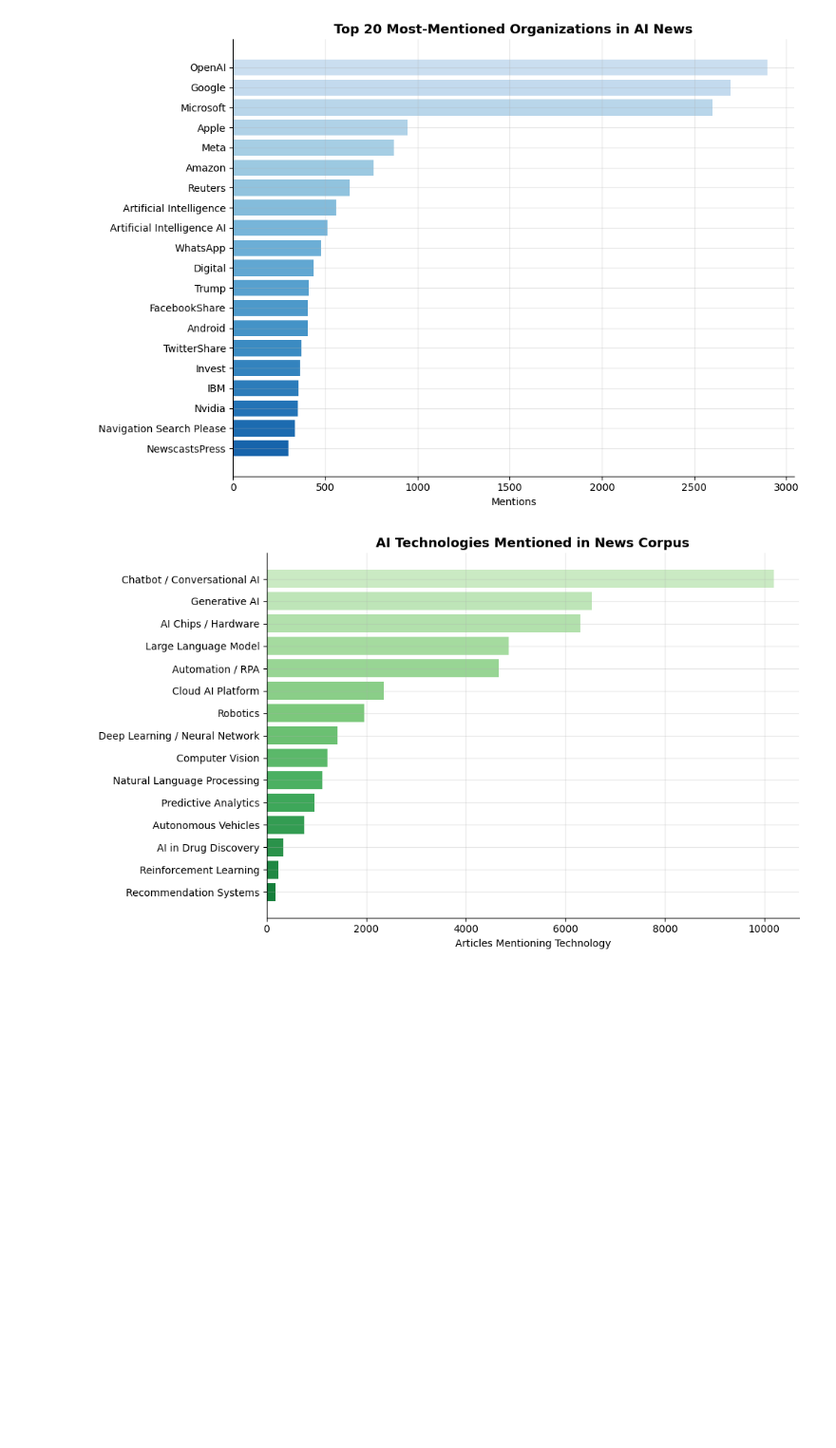
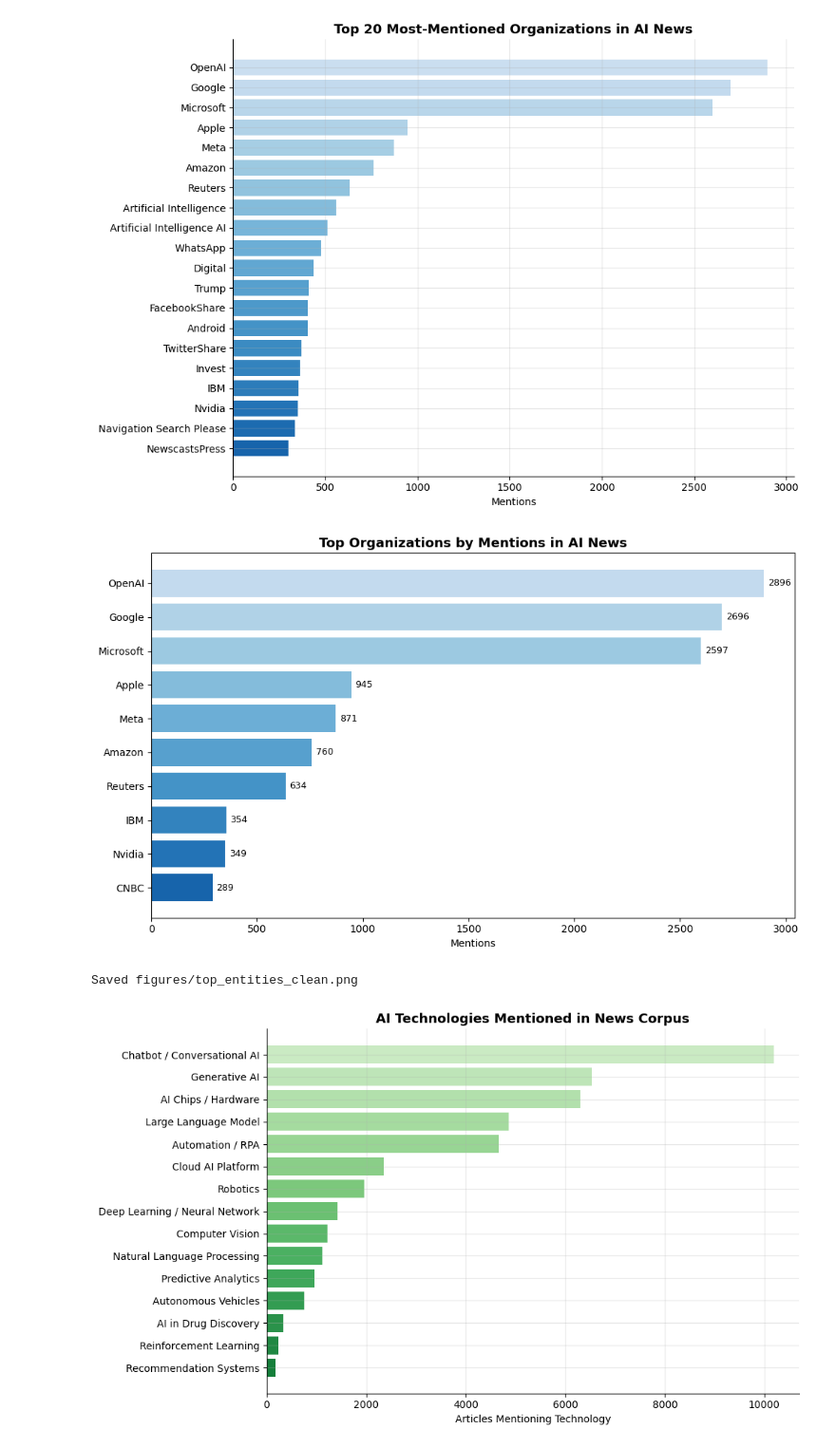
Before and after one commit to Zimengyi/AI-Impact-NLP-Analysis, a Jupyter notebook: notebooks/03_entity_extraction_new.ipynb, the cells around one changed output. Shown at 95% size. Saved outputs shown, nothing was run; the diff lists cells and outputs as text; code cells hidden in the pictures; blank space fills up the shorter version.

```diff
--- a/notebooks/03_entity_extraction_new.ipynb
+++ b/notebooks/03_entity_extraction_new.ipynb
@@ -261,6 +261,40 @@ plt.savefig("figures/top_entities.png", dpi=300, bbox_inches="tight")
 plt.show()
 # %% [output]
 [figure]
+# %%
+import pandas as pd
+import matplotlib.pyplot as plt
+
+top_orgs = pd.read_csv("outputs/top_entities.csv")
+
+REAL_COMPANIES = [
+    "OpenAI", "Google", "Microsoft", "Apple", "Meta", "Amazon",
+    "Reuters", "IBM", "Nvidia", "Samsung", "Intel", "Tesla",
+    "Anthropic", "Adobe", "CNBC", "Baidu", "Alibaba", "Congress",
+    "NYSE", "Goldman Sachs", "JPMorgan", "Qualcomm", "ARM"
+]
+
+top_real = (
+    top_orgs[top_orgs["organization"].isin(REAL_COMPANIES)]
+    .sort_values("mentions", ascending=False)
+    .head(10)
+    .sort_values("mentions")
+)
+
+fig, ax = plt.subplots(figsize=(10, 6))
+colors = plt.cm.Blues_r([i / len(top_real) * 0.6 + 0.2 for i in range(len(top_real))])
+ax.barh(top_real["organization"], top_real["mentions"], color=colors, edgecolor="none")
+ax.set_xlabel("Mentions")
+ax.set_title("Top Organizations by Mentions in AI News", fontsize=13, fontweight="bold")
+for i, (_, row) in enumerate(top_real.iterrows()):
+    ax.text(row["mentions"] + 20, i, str(row["mentions"]), va="center", fontsize=9)
+plt.tight_layout()
+plt.savefig("figures/top_entities_clean.png", dpi=300, bbox_inches="tight")
+plt.show()
+print("Saved figures/top_entities_clean.png")
+# %% [output]
+[figure, added]
+Saved figures/top_entities_clean.png
 # %%
 # ── figure: technology mention frequency ─────────────────────────────────────
 techs_sorted = top_techs.sort_values("article_count")
```
Also changed, not shown: 2 other files.
